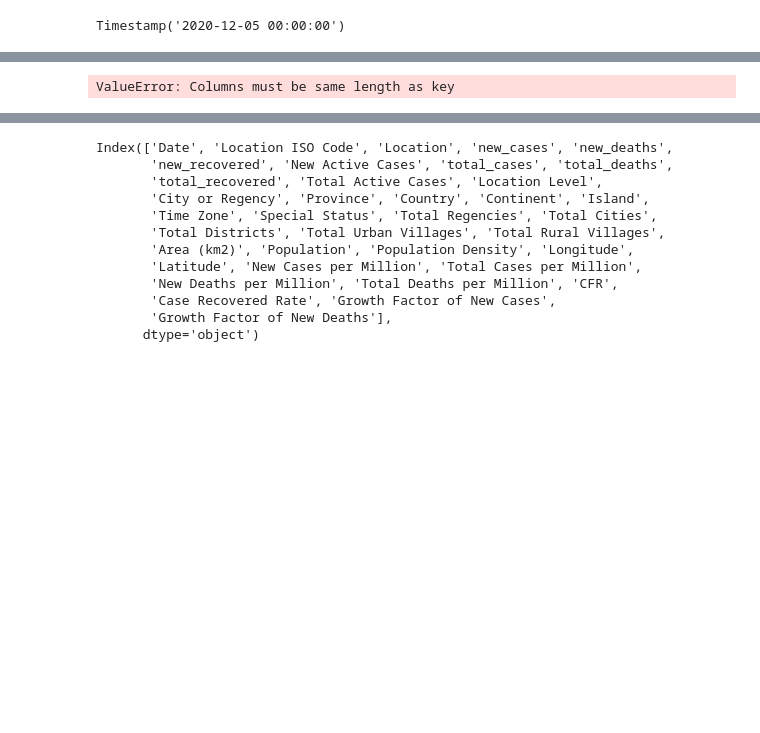
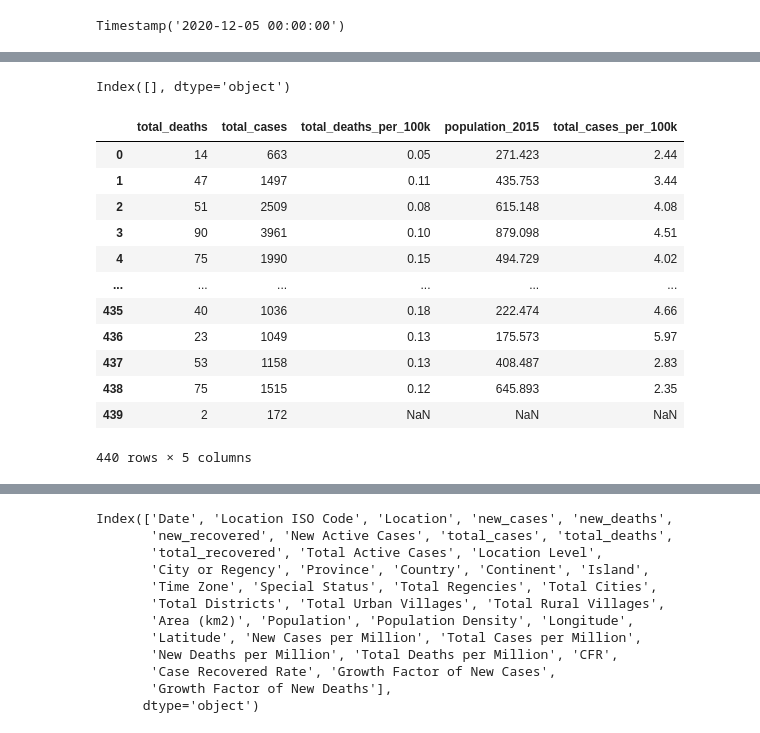
Before and after one commit to Svensone/bali-covid-app, a Jupyter notebook: data/daily_data_covid_bali_processing.ipynb, the cells around one changed output, grey strips where cells are left out. Saved outputs shown, nothing was run; the diff lists cells and outputs as text; code cells hidden in the pictures; blank space fills up the shorter version.

```diff
--- a/data/daily_data_covid_bali_processing.ipynb
+++ b/data/daily_data_covid_bali_processing.ipynb
@@ -65,7 +65,7 @@ df_bali.columns = columns
 df = df_bali.copy()
 # %%
 # delete duplicate columns and convert dtypes
-# df = df.loc[:,~df.columns.duplicated()]
+df = df.loc[:,~df.columns.duplicated()]
 
 ## fill NaN in Kabubaten Lain fileds (confirmed cases from outside of bali regency but detected in Bali have no match with reference-data e.g)
 ################################################
@@ -119,31 +131,55 @@ df_ref.replace('Totals', 'Bali', inplace=True)
 # %%
 # merge both df on 'Name_EN'
 df_merged = df.merge(df_ref, on="Name_EN", how='left')
-
-# convert to integers
-int_numbers = ['new_treatment', 'total_treatment', 'new_recovered', 'total_recovered', 'new_deaths', 'total_deaths', 'new_cases', 'total_cases']
-
+df_merged = df_merged.drop(['Date1', 'no'], axis=1)
+df_merged.columns
+# # convert to integers
+int_numbers = ['new_treatment', 'total_treatment',
+       'new_recovered', 'total_recovered', 'new_deaths', 'total_deaths',
+       'new_cases', 'total_cases', 'new PPLN/PMI',
+       'New history-of-foreign-travel/ migrant-worker (PPLN/PMI)',
+       'new domestic-travel-histor', 'total domestic-travel-history (PPDN)',
+       'new_local_transmission', 'total_local_transmission',
+       'new_other_transmission', 'total_other_transmission']
+## check for duplicated columns
+print (df_merged.columns[df_merged.columns.duplicated(keep=False)])
 df_merged[int_numbers] = df_merged[int_numbers].apply(pd.to_numeric)
 
+
 # ## add columns
-# df_merged['total_cases_per_100k'] = df_merged['total_cases'] / df_merged['population_2015'] * 100000
-# df_merged['total_cases_per_100k'] = df_merged['total_cases_per_100k'].apply(pd.to_numeric).round(2)
+df_merged['total_cases_per_100k'] = df_merged['total_cases'] / df_merged['population_2015'] * 100000
+df_merged['total_cases_per_100k'] = df_merged['total_cases_per_100k'].apply(pd.to_numeric).round(2)
 
-# df_merged['total_deaths_per_100k'] = df_merged['total_deaths'] / df_merged['population_2015']
-# df_merged['total_deaths_per_100k'] = df_merged['total_deaths_per_100k'].apply(pd.to_numeric).round(2)
+df_merged['total_deaths_per_100k'] = df_merged['total_deaths'] / df_merged['population_2015']
+df_merged['total_deaths_per_100k'] = df_merged['total_deaths_per_100k'].apply(pd.to_numeric).round(2)
 
-# df_merged['cases7'] = df_merged['new_cases'].rolling(window=7, center=False).mean()
-# df_merged['cases7_per_100k'] = df_merged['cases7'] / df_merged['population_2015']
-# df_merged['cases7_per_100k'] = df_merged['cases7_per_100k'].apply(pd.to_numeric).round(2)
+df_merged['cases7'] = df_merged['new_cases'].rolling(window=7, center=False).mean()
+df_merged['cases7_per_100k'] = df_merged['cases7'] / df_merged['population_2015']
+df_merged['cases7_per_100k'] = df_merged['cases7_per_100k'].apply(pd.to_numeric).round(2)
 
-# df_merged['total_cases_per_100k'] = df_merged['total_cases'] / df_merged['population_2015']
-# df_merged['total_cases_per_100k'] = df_merged['total_cases_per_100k'].apply(pd.to_numeric).round(2)
+df_merged['total_cases_per_100k'] = df_merged['total_cases'] / df_merged['population_2015']
+df_merged['total_cases_per_100k'] = df_merged['total_cases_per_100k'].apply(pd.to_numeric).round(2)
 
-# df_merged['deaths7'] = df_merged['new_deaths'].rolling(window=7, center=False).mean()
-# df_merged['deaths7_per_100k'] = df_merged['total_deaths_per_100k'].rolling(window=7, center=False).mean()
-# df_merged['deaths7_per_100k'] = df_merged['deaths7_per_100k'].apply(pd.to_numeric).round(2)
+df_merged['deaths7'] = df_merged['new_deaths'].rolling(window=7, center=False).mean()
+df_merged['deaths7_per_100k'] = df_merged['total_deaths_per_100k'].rolling(window=7, center=False).mean()
+df_merged['deaths7_per_100k'] = df_merged['deaths7_per_100k'].apply(pd.to_numeric).round(2)
 
-# df_merged[['total_deaths', 'total_cases', 'total_deaths_per_100k', 'population_2015', 'total_cases_per_100k']]
+## Check new created values
+##############################
+df_merged[['total_deaths', 'total_cases', 'total_deaths_per_100k', 'population_2015', 'total_cases_per_100k']]
 # %% [output]
-ValueError: Columns must be same length as key
+Index([], dtype='object')
+|  | total_deaths | total_cases | total_deaths_per_100k | population_2015 | total_cases_per_100k |
+| 0 | 14 | 663 | 0.05 | 271.423 | 2.44 |
+| 1 | 47 | 1497 | 0.11 | 435.753 | 3.44 |
+| 2 | 51 | 2509 | 0.08 | 615.148 | 4.08 |
+| 3 | 90 | 3961 | 0.10 | 879.098 | 4.51 |
+| 4 | 75 | 1990 | 0.15 | 494.729 | 4.02 |
+| ... | ... | ... | ... | ... | ... |
+| 435 | 40 | 1036 | 0.18 | 222.474 | 4.66 |
+| 436 | 23 | 1049 | 0.13 | 175.573 | 5.97 |
+| 437 | 53 | 1158 | 0.13 | 408.487 | 2.83 |
+| 438 | 75 | 1515 | 0.12 | 645.893 | 2.35 |
+| 439 | 2 | 172 | NaN | NaN | NaN |
+440 rows × 5 columns
 # %%
```
Also changed, not shown: parts of 8 cells of this notebook, 2 other files.
